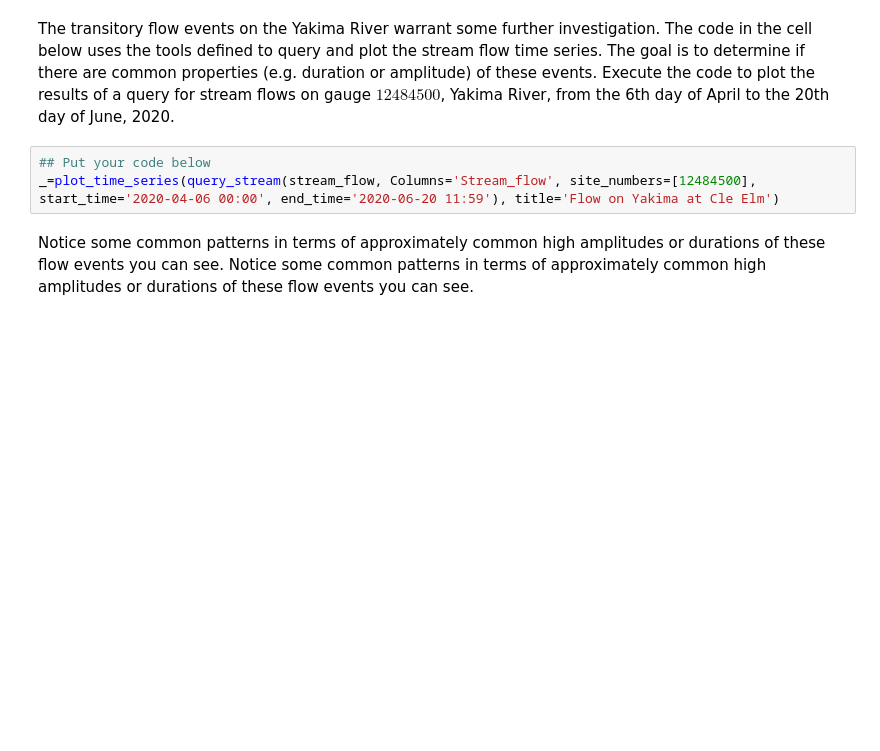
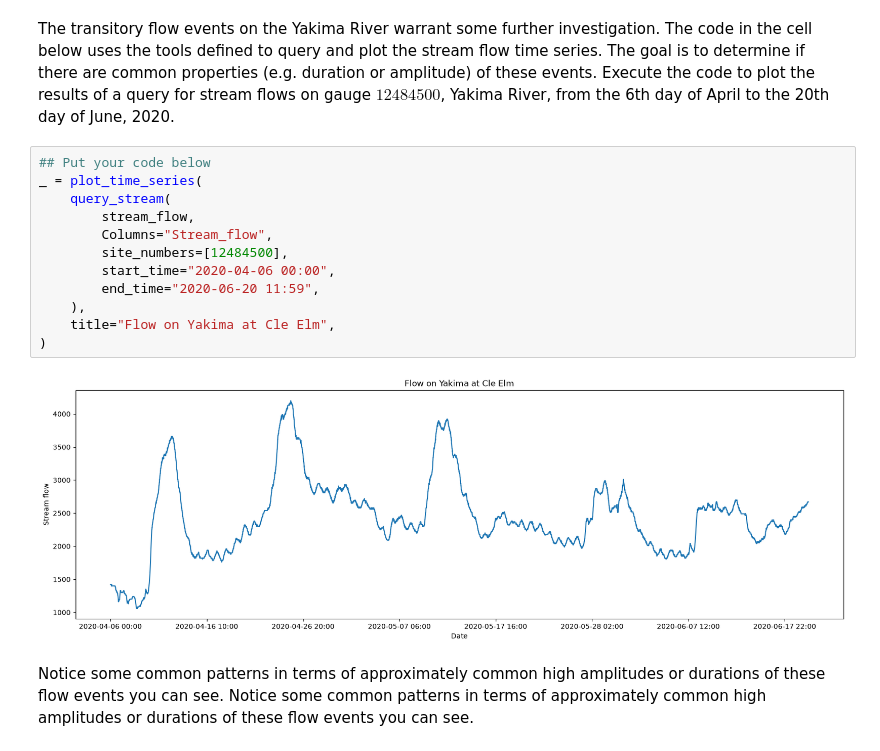
Before and after one commit to jonahneu/CSCI-E-108, a Jupyter notebook: notebooks/03_OnlineAnalytics.ipynb, the cells around one changed output. Drawn from its saved outputs; the diff is of its cells as text; blank space fills up the shorter version.

```diff
--- a/notebooks/03_OnlineAnalytics.ipynb
+++ b/notebooks/03_OnlineAnalytics.ipynb
@@ -192,7 +277,18 @@ But, what can we make of the noticeable spikes in flow, particularly for gauge $
 The transitory flow events on the Yakima River warrant some further investigation. The code in the cell below uses the tools defined to query and plot the stream flow time series. The goal is to determine if there are common properties (e.g. duration or amplitude) of these events. Execute the code to plot the results of a query for stream flows on gauge $12484500$, Yakima River, from the 6th day of April to the 20th day of June, 2020.
 # %%
 ## Put your code below
-_=plot_time_series(query_stream(stream_flow, Columns='Stream_flow', site_numbers=[12484500], start_time='2020-04-06 00:00', end_time='2020-06-20 11:59'), title='Flow on Yakima at Cle Elm')
+_ = plot_time_series(
+    query_stream(
+        stream_flow,
+        Columns="Stream_flow",
+        site_numbers=[12484500],
+        start_time="2020-04-06 00:00",
+        end_time="2020-06-20 11:59",
+    ),
+    title="Flow on Yakima at Cle Elm",
+)
+# %% [output]
+[figure, added]
 # %% [markdown]
 Notice some common patterns in terms of approximately common high amplitudes or durations of these flow events you can see. Notice some common patterns in terms of approximately common high amplitudes or durations of these flow events you can see.
 # %% [markdown]
```
Also changed, not shown: parts of 51 cells of this notebook, 2 other files.
